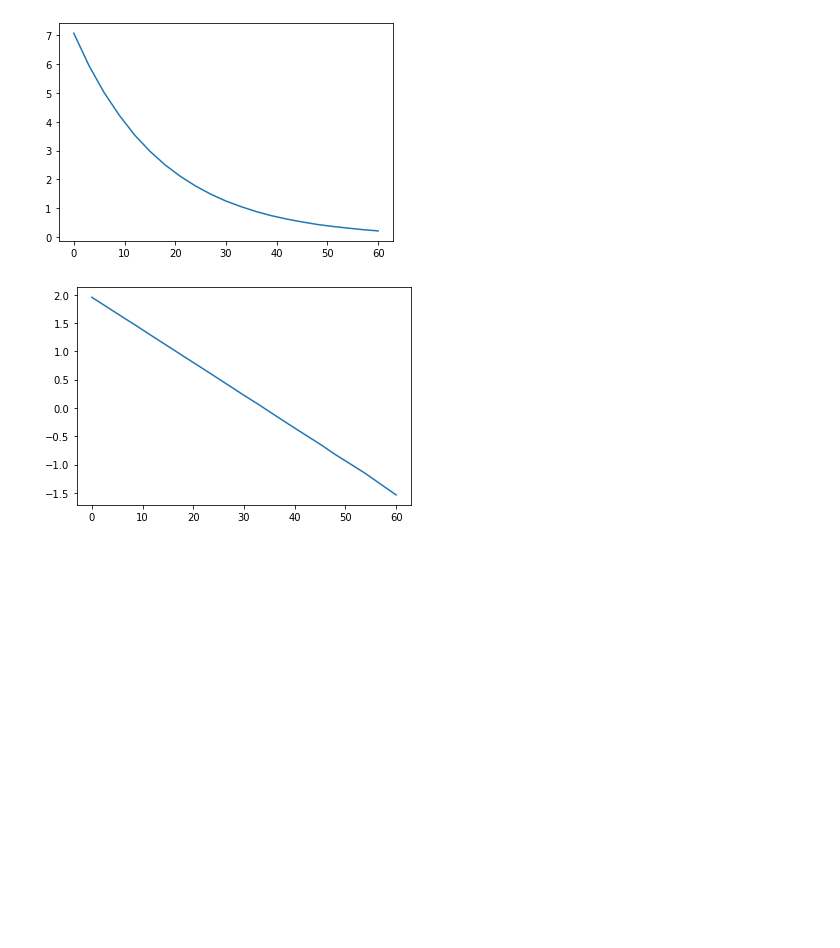
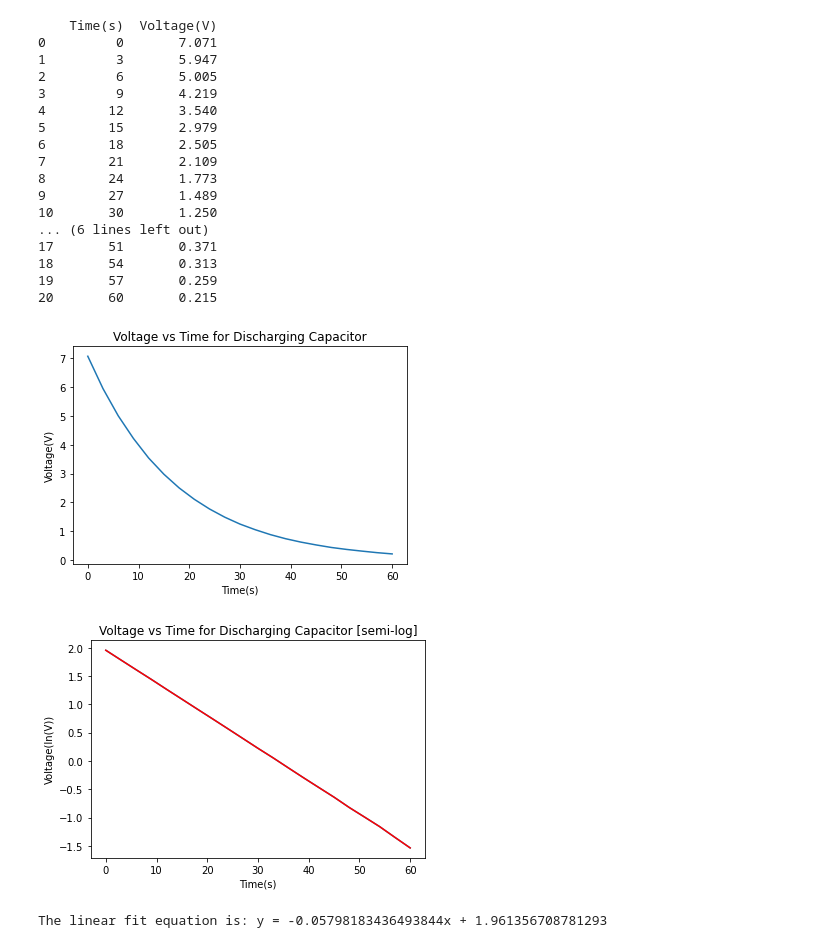
Before and after one commit to natebush707/PHYS-2510-L, a Jupyter notebook: Lab_3/lab_3_day_1.ipynb, the cells around one changed output. Cells and saved outputs as stored; diff of their text form; code cells hidden in the pictures; blank space fills up the shorter version.

```diff
--- a/Lab_3/lab_3_day_1.ipynb
+++ b/Lab_3/lab_3_day_1.ipynb
@@ -37,18 +44,56 @@ plt.show()
 # %%
+'''    Activity 2    '''
 from matplotlib import pyplot as plt
 import math
+import pandas as pd
+import numpy as np
 
+# input raw experimental data
 x = [0, 3, 6, 9, 12, 15, 18, 21, 24, 27, 30, 33, 36, 39, 42, 45, 48, 51, 54, 57, 60]
 y = [7.071, 5.947, 5.005, 4.219, 3.540, 2.979, 2.505, 2.109, 1.773, 1.489, 1.250, 1.055, 0.884, 0.742, 0.625, 0.527, 0.439, 0.371, 0.313, 0.259, 0.215]
 lny = [math.log(num) for num in y]
 
-ax1 = plt.subplots()
+# organize data into a table for display
+raw_data = {'Time(s)': x, 'Voltage(V)': y}
+df = pd.DataFrame(data=raw_data)
+print(df)
+print()
+
+# Graph data without linearization applied
 plt.plot(x,y)
-#plt.set_xticks(x)
+plt.xlabel('Time(s)')
+plt.ylabel('Voltage(V)')
+plt.title('Voltage vs Time for Discharging Capacitor')
 plt.show()
 
+# Linearize data using semi-log axes and calculate/display line of best fit
 plt.plot(x,lny)
+plt.xlabel('Time(s)')
+plt.ylabel('Voltage(ln(V))')
+plt.title('Voltage vs Time for Discharging Capacitor [semi-log]' )
+model = np.polyfit(x, lny, 1)
+plt.plot(x, lny, c = 'r')
 plt.show()
+
+print(f"The linear fit equation is: y = {model[0]}x + {model[1]}")
 # %% [output]
+    Time(s)  Voltage(V)
+0         0       7.071
+1         3       5.947
+2         6       5.005
+3         9       4.219
+4        12       3.540
+5        15       2.979
+6        18       2.505
+7        21       2.109
+8        24       1.773
+9        27       1.489
+10       30       1.250
+... (6 lines left out)
+17       51       0.371
+18       54       0.313
+19       57       0.259
+20       60       0.215
-[figure, old version]
+[figure, new version]
-[figure, old version]
+[figure, new version]
+The linear fit equation is: y = -0.05798183436493844x + 1.961356708781293
```
Also changed, not shown: parts of 1 cell of this notebook.
